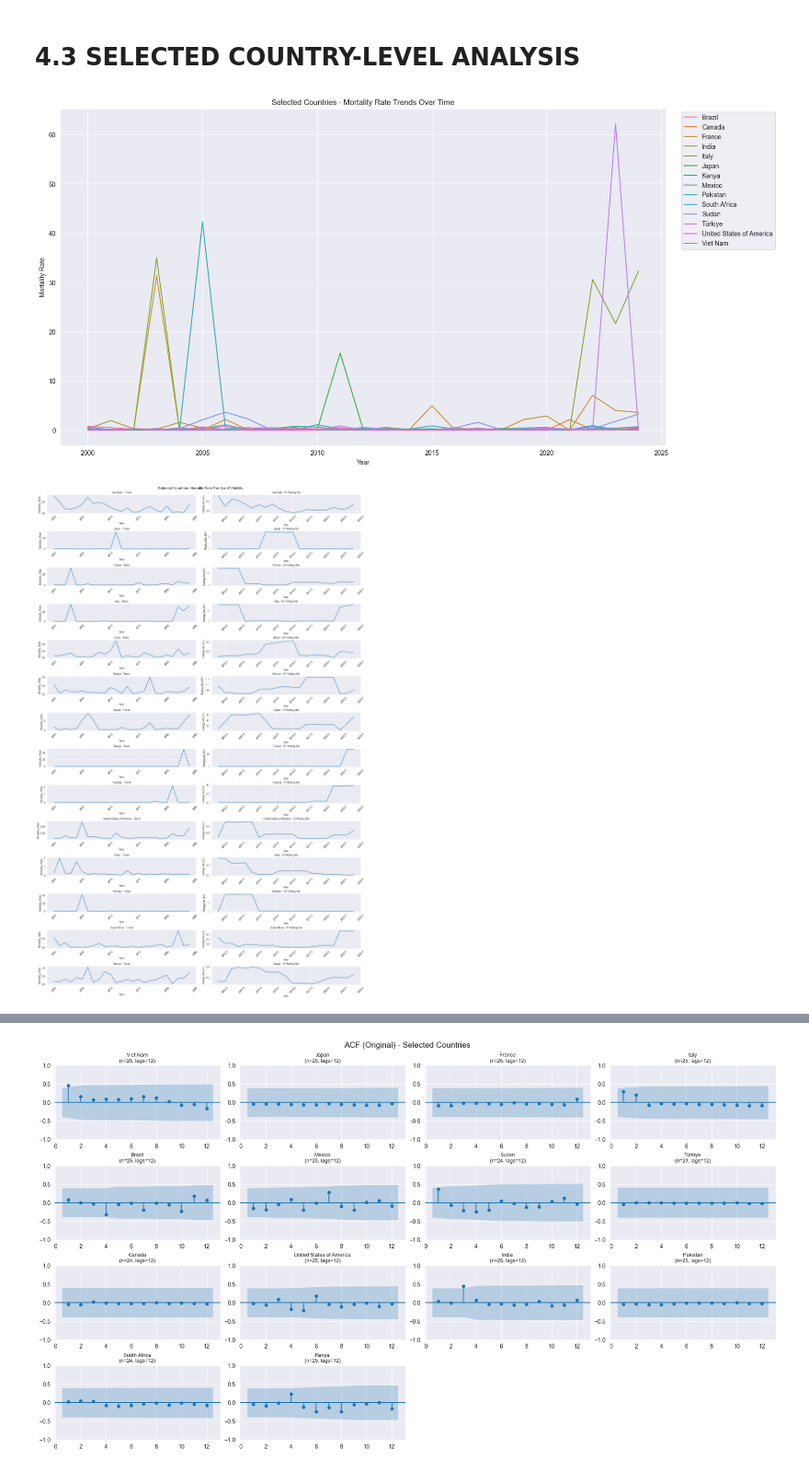
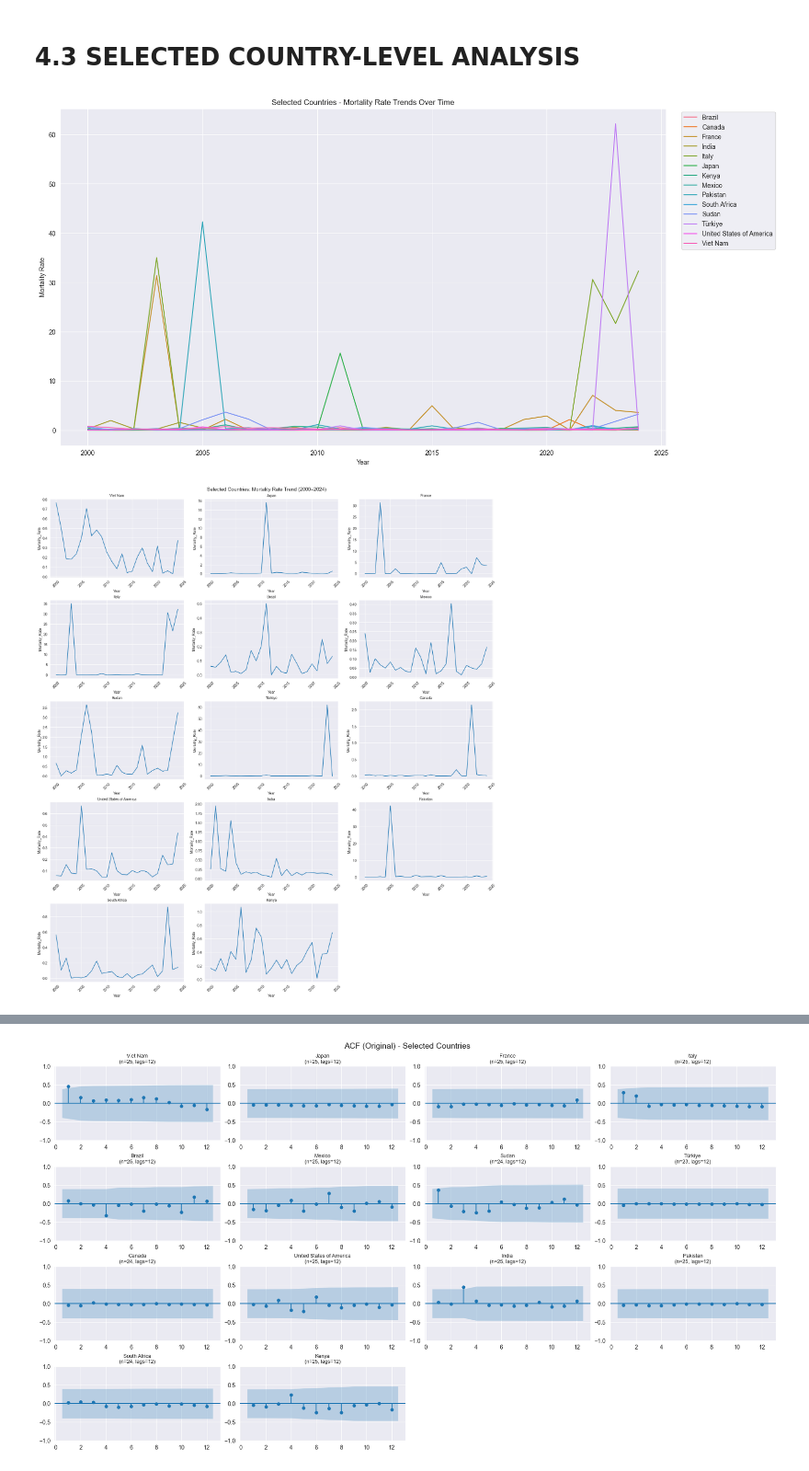
Before and after one commit to NgocMypzg/Mortality_Rate_Forecasting, a Jupyter notebook: notebook/eda.ipynb, the cells around one changed output, grey strips where cells are left out. Shown at 92% size. Drawn from its saved outputs; the diff is of its cells as text; code cells hidden in the pictures.

```diff
--- a/notebook/eda.ipynb
+++ b/notebook/eda.ipynb
@@ -9,9 +9,6 @@ from statsmodels.tsa.stattools import adfuller
 df = pd.read_csv("../data/time_series_country.csv")
 df.head()
 df.info()
-df["Country"].unique()
-for c in sorted(df["Country"].unique()):
-    print(c)
 # %% [output]
 <class 'pandas.DataFrame'>
 RangeIndex: 3056 entries, 0 to 3055
@@ -296,9 +325,7 @@ for region in regions:
 from statsmodels.tsa.stattools import adfuller
 from statsmodels.graphics.tsaplots import plot_acf, plot_pacf
 
-
 # 4.3.1 Define Selected Countries
-
 selected_countries = [
     "Viet Nam", "Japan",
     "France", "Italy",
@@ -311,59 +338,88 @@ selected_countries = [
 
 country_df = df[df["Country"].isin(selected_countries)].copy()
 
-
-# 4.3.2 Country Trend Comparison (All Selected Countries)
-
+# 4.3.2 Country Trend Comparison (All Selected Countries) - (giữ nếu bạn muốn)
 plt.figure(figsize=(16,8), constrained_layout=True)
 sns.lineplot(data=country_df, x="Year", y="Mortality_Rate", hue="Country")
 plt.title("Selected Countries - Mortality Rate Trends Over Time")
 plt.xlabel("Year")
 plt.ylabel("Mortality Rate")
 plt.legend(bbox_to_anchor=(1.02, 1), loc="upper left")
 plt.show()
 plt.close()
 
-
-# 4.3.3–4.3.4 Trend + Rolling Volatility
-
+# Prepare grouped series
 plot_df = (
     df[df["Country"].isin(selected_countries)]
     .groupby(["Country", "Year"])["Mortality_Rate"]
     .mean()
     .reset_index()
     .sort_values(["Country", "Year"])
 )
 
 countries = selected_countries
 n = len(countries)
 
+# 4.3.3 Trend ONLY (1 figure)
+countries = selected_countries
+n = len(countries)
+
+ncols = 3
+nrows = int(np.ceil(n / ncols))
+
 fig, axes = plt.subplots(
-    nrows=n, ncols=2,
-    figsize=(18, 2.0 * n),
+    nrows=nrows, ncols=ncols,
+    figsize=(18, 4.0 * nrows),
+    sharex=True,
     constrained_layout=True
 )
 
+axes = np.array(axes).reshape(-1)
+
 for i, c in enumerate(countries):
-    ts = plot_df[plot_df["Country"] == c].sort_values("Year").copy()
-    ts["roll_std_5y"] = ts["Mortality_Rate"].rolling(5).std()
+    ts = plot_df[plot_df["Country"] == c].sort_values("Year")
+    ax = axes[i]
+    ax.plot(ts["Year"], ts["Mortality_Rate"])
+    ax.set_title(c, fontsize=10)
 
-    axes[i, 0].plot(ts["Year"], ts["Mortality_Rate"])
-    axes[i, 0].set_title(f"{c} - Trend", fontsize=10)
-    axes[i, 0].set_xlabel("Year")
-    axes[i, 0].set_ylabel("Mortality_Rate")
-    axes[i, 0].tick_params(axis="x", labelrotation=45)
+    ax.set_ylabel("Mortality_Rate")
+    ax.set_xlabel("Year")
 
-    axes[i, 1].plot(ts["Year"], ts["roll_std_5y"])
-    axes[i, 1].set_title(f"{c} - 5Y Rolling Std", fontsize=10)
-    axes[i, 1].set_xlabel("Year")
-    axes[i, 1].set_ylabel("Rolling Std (5Y)")
-    axes[i, 1].tick_params(axis="x", labelrotation=45)
+    # ép hiển thị tick x cho tất cả subplot
+    ax.tick_params(axis="x", labelbottom=True, labelrotation=45)
 
-fig.suptitle("Selected Countries: Mortality Rate Trend and Volatility", fontsize=14)
+# tắt subplot dư
+for j in range(i + 1, len(axes)):
+    axes[j].axis("off")
+
+fig.suptitle("Selected Countries: Mortality Rate Trend (2000–2024)", fontsize=14)
 plt.show()
 plt.close()
+
+# # =========================
+# # 4.3.4 Volatility ONLY (1 figure)
+# # =========================
+# fig, axes = plt.subplots(
+#     nrows=n, ncols=1,
+#     figsize=(18, 2.0 * n),
+#     constrained_layout=True
+# )
+#
+# for i, c in enumerate(countries):
+#     ts = plot_df[plot_df["Country"] == c].sort_values("Year").copy()
+#     ts["roll_std_5y"] = ts["Mortality_Rate"].rolling(5).std()
+#
+#     axes[i].plot(ts["Year"], ts["roll_std_5y"])
+#     axes[i].set_title(f"{c} - 5Y Rolling Std", fontsize=10)
+#     axes[i].set_xlabel("Year")
+#     axes[i].set_ylabel("Rolling Std (5Y)")
+#     axes[i].tick_params(axis="x", labelrotation=45)
+#
+# fig.suptitle("Selected Countries: 5-Year Rolling Volatility", fontsize=14)
+# plt.show()
+# plt.close()
 # %% [output]
 [figure]
-[figure, old version]
+[figure, new version]
 # %%
 # 4.3.5 Stationarity (ADF) Summary Table
```
Also changed, not shown: parts of 6 cells of this notebook.
